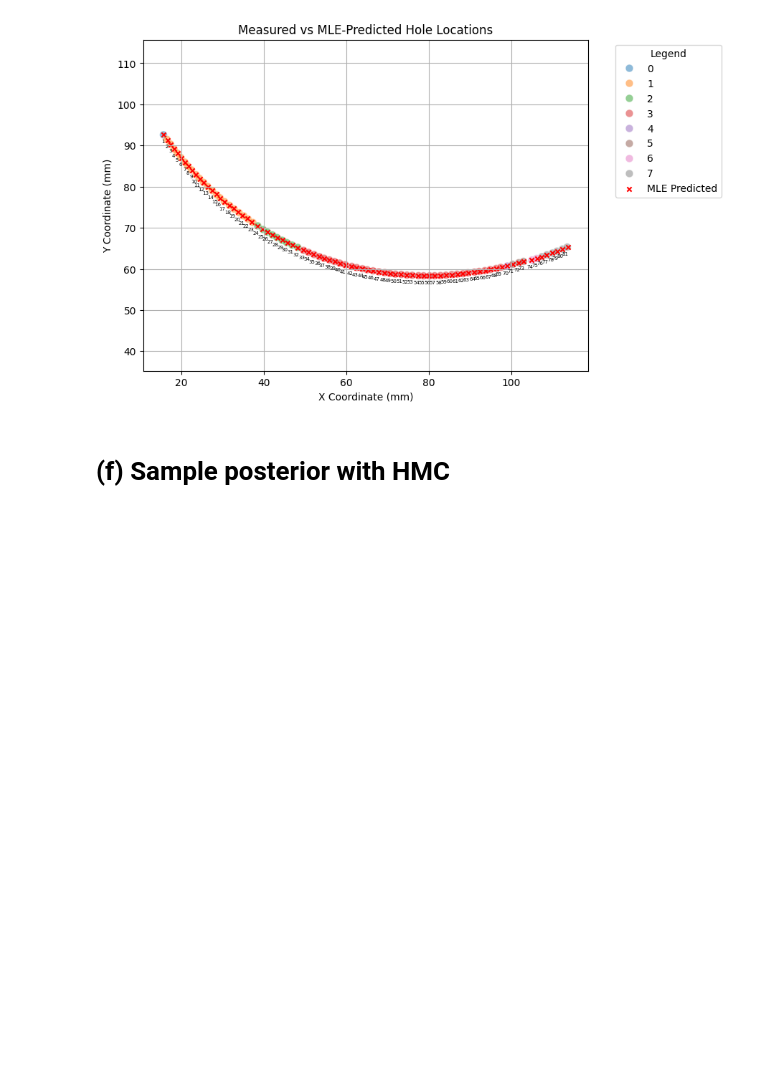
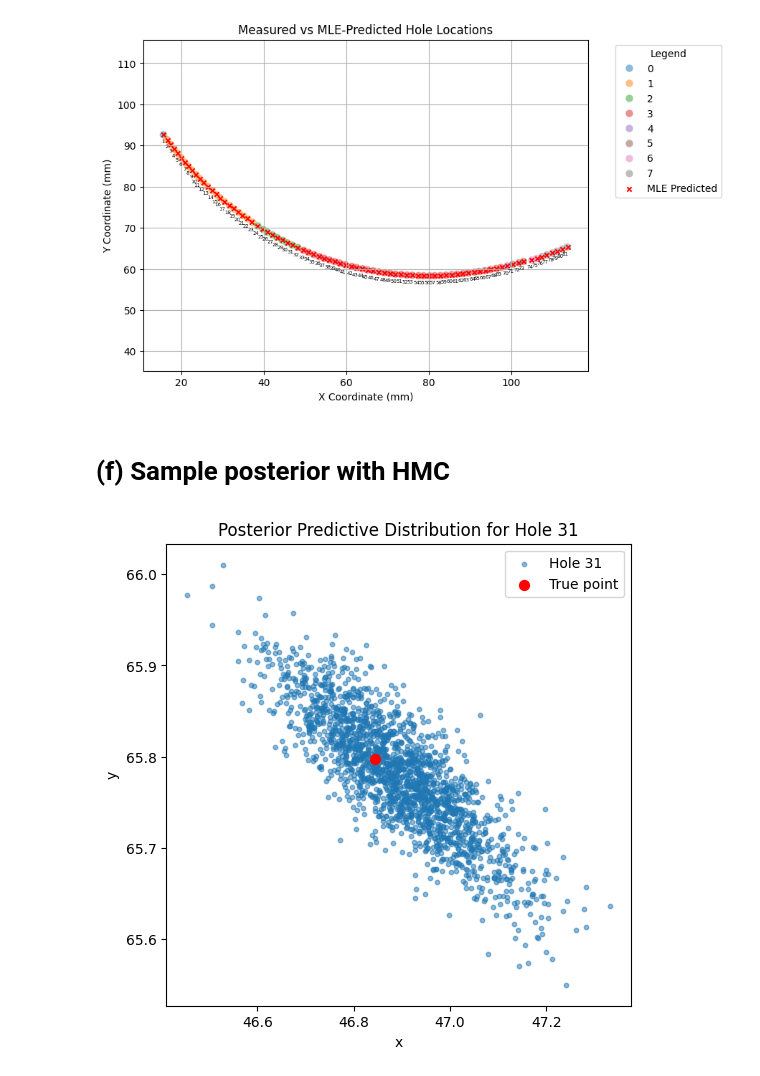
Before and after one commit to liuzhimei/S2_coursework, a Jupyter notebook: model2.ipynb, the cells around one changed output. Drawn from its saved outputs; the diff is of its cells as text; code cells hidden in the pictures; blank space fills up the shorter version.

```diff
--- a/model2.ipynb
+++ b/model2.ipynb
@@ -348,3 +352,78 @@ plt.show()
 [figure]
 # %% [markdown]
 # (f) Sample posterior with HMC
+# %%
+def sample_posterior_scatter(hole_id, num_samples):
+    original_sec = sections[hole_id]
+
+    if original_sec == 0 or original_sec == 4:
+        mx = measured_x[hole_id]
+        my = measured_y[hole_id]
+        print(f"No MCMC samples obtained. Original hole location: ({mx}, {my}).")
+    else:
+        if original_sec == 1:
+            sec_id = 0
+        elif original_sec == 2:
+            sec_id = 1
+        elif original_sec == 3:
+            sec_id = 2
+        elif original_sec == 5:
+            sec_id = 3
+        elif original_sec == 6:
+            sec_id = 4
+        elif original_sec == 7:
+            sec_id = 5
+
+        # Get posterior samples from MCMC
+        samples = mcmc.get_samples()
+        N_samples = samples['N']
+        r_samples = samples['r']
+        sigma_r_samples = samples['sigma_r']
+        sigma_t_samples = samples['sigma_t']
+        x0_samples = samples['x0'][:, sec_id]
+        y0_samples = samples['y0'][:, sec_id]
+        alpha_samples = samples['alpha'][:, sec_id]
+
+        # Generate predicted positions with noise
+        predicted_x = []
+        predicted_y = []
+
+        for i in range(num_samples):
+            N_val = N_samples[i]
+            r = r_samples[i]
+            sigma_r = sigma_r_samples[i]
+            sigma_t = sigma_t_samples[i]
+            x0 = x0_samples[i]
+            y0 = y0_samples[i]
+            alpha = np.deg2rad(alpha_samples[i])
+
+            # Compute phi using the model definition
+            phi = 2 * np.pi * hole_id / N_val + alpha
+            mx = r * np.cos(phi) + x0
+            my = r * np.sin(phi) + y0
+
+            # Generate radial and tangential noise
+            dr, dt = np.random.normal(0, [sigma_r, sigma_t])
+
+            # Rotate noise from radial/tangential frame to x-y frame
+            dx = dr * np.cos(phi) - dt * np.sin(phi)
+            dy = dr * np.sin(phi) + dt * np.cos(phi)
+
+            predicted_x.append(mx + dx)
+            predicted_y.append(my + dy)
+
+        # Plot posterior predictive distribution
+        plt.figure(figsize=(6, 6))
+        plt.scatter(predicted_x, predicted_y, alpha=0.5, s=10, label=f"Hole {hole_id + 1}")
+        plt.scatter(measured_x[hole_id], measured_y[hole_id], color='red', s=50, label='True point', zorder=5)
+        plt.xlabel('x')
+        plt.ylabel('y')
+        plt.legend()
+        plt.title(f'Posterior Predictive Distribution for Hole {hole_id + 1}')
+        # plt.axis('equal')  # Ensure equal scaling of x and y axes
+        plt.show()
+
+
+sample_posterior_scatter(hole_id=30, num_samples=2000)
+# %% [output]
+[figure, added]
```
Also changed, not shown: parts of 2 cells of this notebook, 1 other file.
